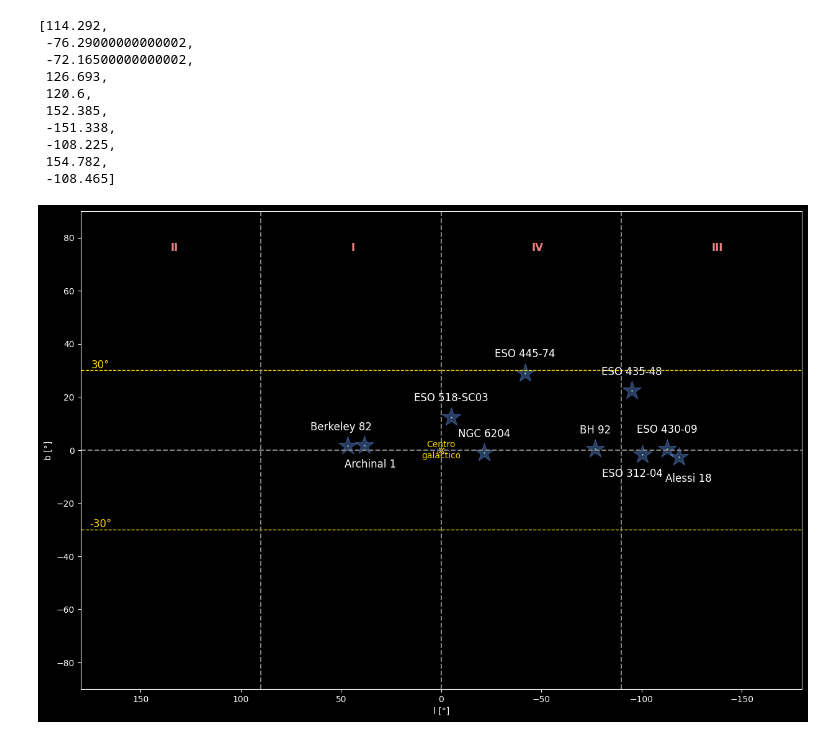
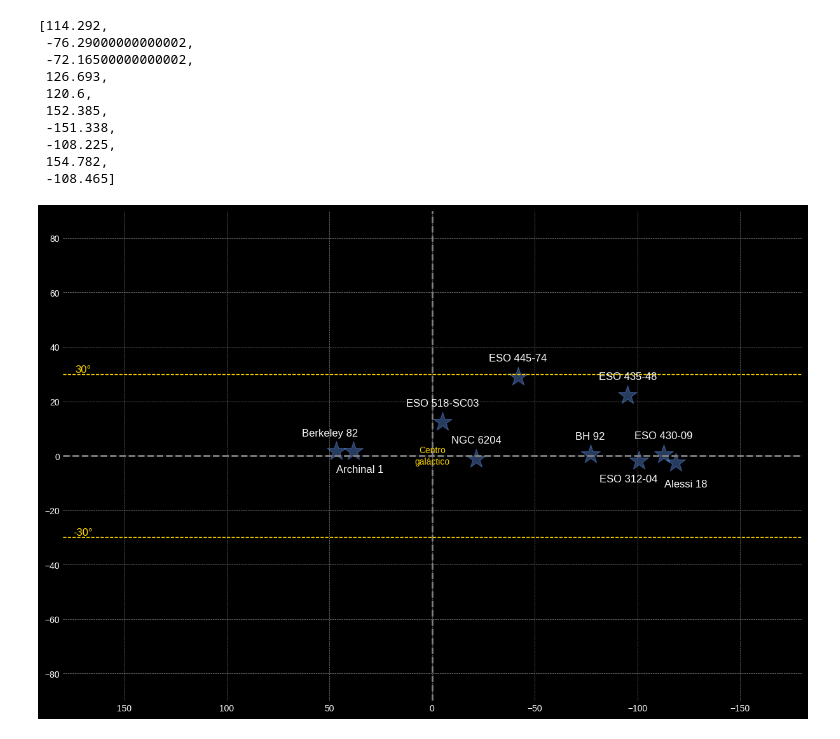
Before and after one commit to ana-garcia1/C-mulos, a Jupyter notebook: Cumulos.ipynb, the cells around one changed output. Saved outputs shown, nothing was run; the diff lists cells and outputs as text; code cells hidden in the pictures.

```diff
--- a/Cumulos.ipynb
+++ b/Cumulos.ipynb
@@ -88,47 +98,32 @@ plt.style.use('dark_background')
 
 plt.xlim(180,-180)
 plt.ylim(-90,90)
 plt.axhline(0, ls='--', c = 'grey')
 plt.axvline(0, ls='--', c = 'grey')
-plt.scatter(0, 0, marker='x', c='gold', alpha=0.8)
 plt.text(0,2, 'Centro', c='gold', fontsize=10, ha='center', va='center')
 plt.text(0,-2, 'galáctico', c='gold', fontsize=10, ha='center', va='center')
 
 plt.axhline(30, ls='--', lw=1, c = 'gold')
 plt.axhline(-30, ls='--', lw=1, c = 'gold')
 plt.text(170, 30, '30°', color='gold', fontsize=12, ha='center', va='bottom')
 plt.text(170, -30, '-30°', color='gold', fontsize=12, ha='center', va='bottom')
 
-plt.axvline(90, ls='--', c = 'grey')
-plt.axvline(-90, ls='--', c = 'grey')
-plt.text(-135, 75, 'III', c='lightcoral', fontsize=12, fontweight='bold')
-plt.text(-45, 75, 'IV', c='lightcoral', fontsize=12, fontweight='bold')
-plt.text(45, 75, 'I', c='lightcoral', fontsize=12, fontweight='bold')
-plt.text(135, 75, 'II', c='lightcoral', fontsize=12, fontweight='bold')
-
-#plt.grid(color='gray', linestyle='--', linewidth=0.5)
+plt.grid(color='gray', linestyle='--', linewidth=0.5)
 
 plt.scatter(interv(long), lat, marker='*', c='cornflowerblue', s = 500, alpha=0.4)
-plt.scatter(interv(long), lat, s=1, alpha=0.8)
-
 
 for i in range(len(interv(long))):
     if labels[i] == 'Alessi 18':
         plt.text(interv(long)[i] - 5, lat[i] - 6, labels[i], color='white', fontsize=12, ha='center', va='top')
     elif labels[i] == 'Archinal 1':
         plt.text(interv(long)[i] - 3, lat[i] - 5, labels[i], color='white', fontsize=12, ha='center', va='top')
     elif labels[i] == 'Berkeley 82':
         plt.text(interv(long)[i] + 3, lat[i] + 5, labels[i], color='white', fontsize=12, ha='center', va='bottom')
     elif labels[i] == 'ESO 312-04':
         plt.text(interv(long)[i] + 5, lat[i] - 5, labels[i], color='white', fontsize=12, ha='center', va='top')
     else:
         plt.text(interv(long)[i], lat[i] + 5, labels[i], color='white', fontsize=12, ha='center', va='bottom')
 
-
-
-plt.xlabel('l [°]')
-plt.ylabel('b [°]')
-
 plt.show()
 # %% [output]
-[figure, old version]
+[figure, new version]
```
Also changed, not shown: parts of 11 cells of this notebook.
